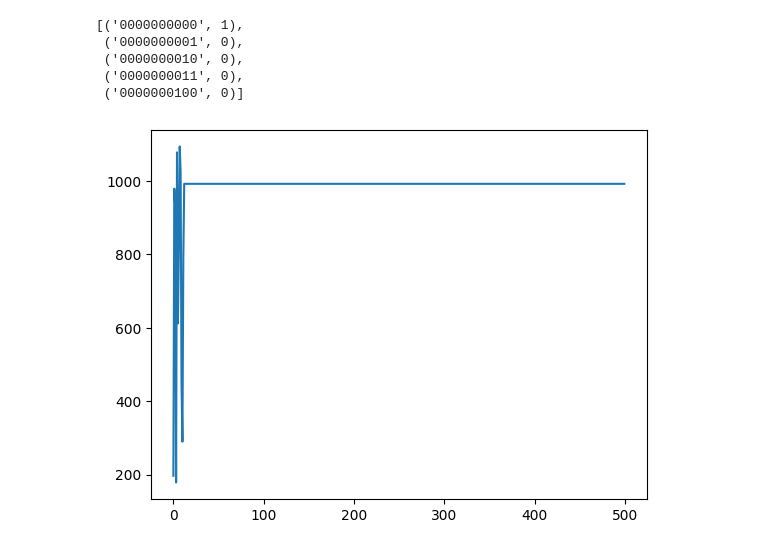
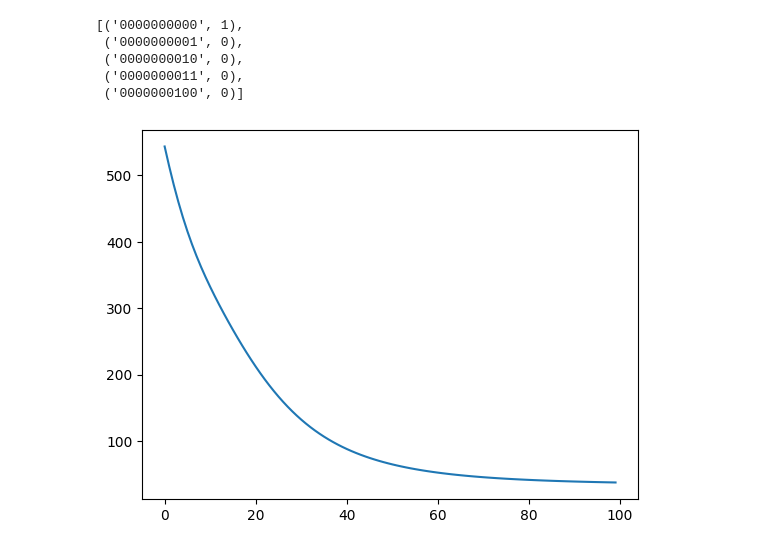
Before and after one commit to rohankalbag/natural-language-processing, a Jupyter notebook: assignment-1/Palindrome.ipynb, the cells around one changed output. Saved outputs shown, nothing was run; the diff lists cells and outputs as text; code cells hidden in the pictures.

```diff
--- a/assignment-1/Palindrome.ipynb
+++ b/assignment-1/Palindrome.ipynb
@@ -161,25 +161,27 @@ dataset[:5]
  ('0000000100', 0)]
 # %%
 from tqdm.notebook import tqdm
+import random
 
+random.shuffle(dataset)
 xs, ys = convert_to_form(dataset)
 
 losslog = []
 a = MLP(10, [4, 1])
-for step in tqdm(range(500)) :
+for step in tqdm(range(100)) :
     # forward pass
     ypred = [a(x)[0] for x in xs]
     loss = sum((ypred-ytrue)**2 for ytrue, ypred in zip(ys, ypred)) # MSE
     losslog.append(loss.data)
 
     a.zero_grad() # taken from Module class
     loss.backward()
 
     # update
     for w in a.parameters() :
-        w.data -= 0.005 * w.grad # standard SGD for now
+        w.data -= 0.0001 * w.grad # standard SGD for now
 
 plt.plot(losslog)
 plt.show()
 # %% [output]
-[figure, old version]
+[figure, new version]
```
Also changed, not shown: parts of 15 cells of this notebook.
